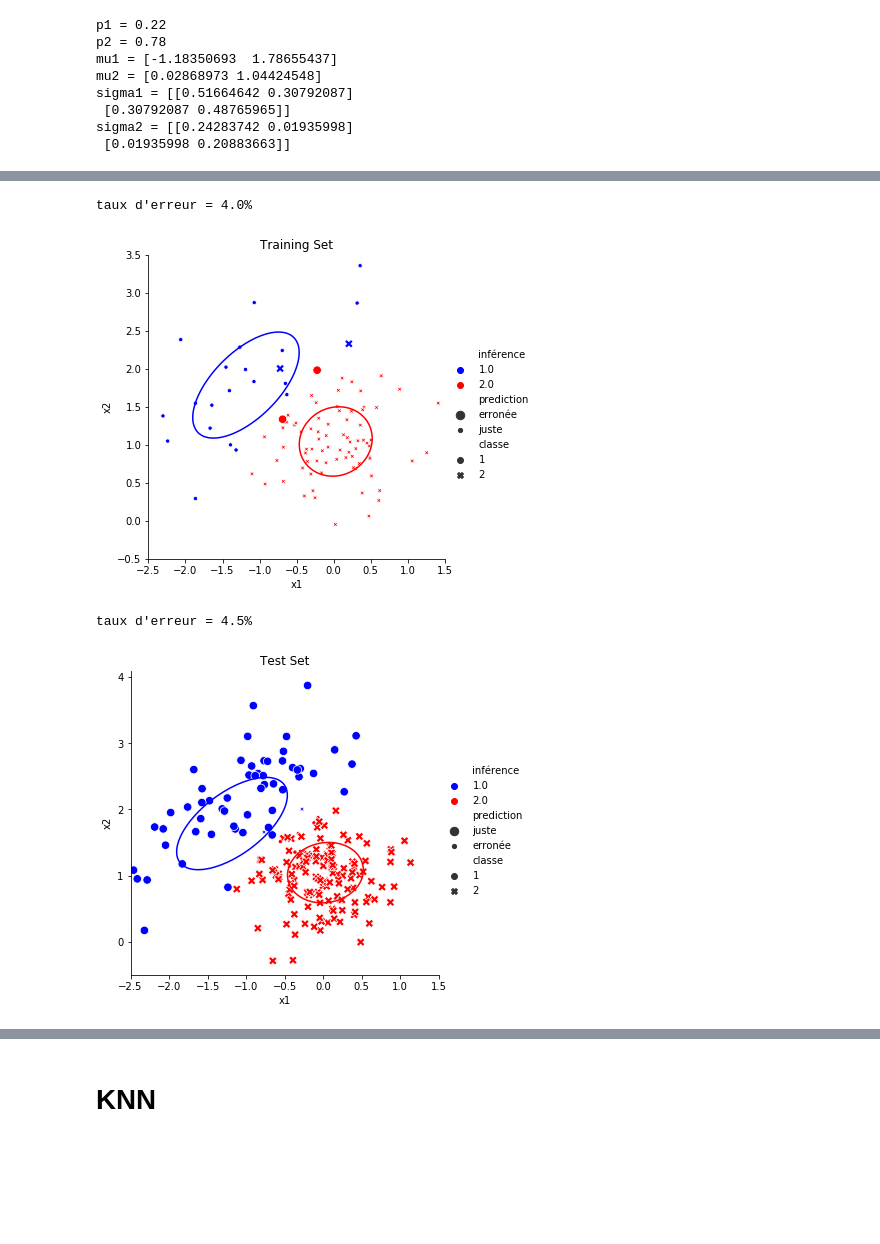
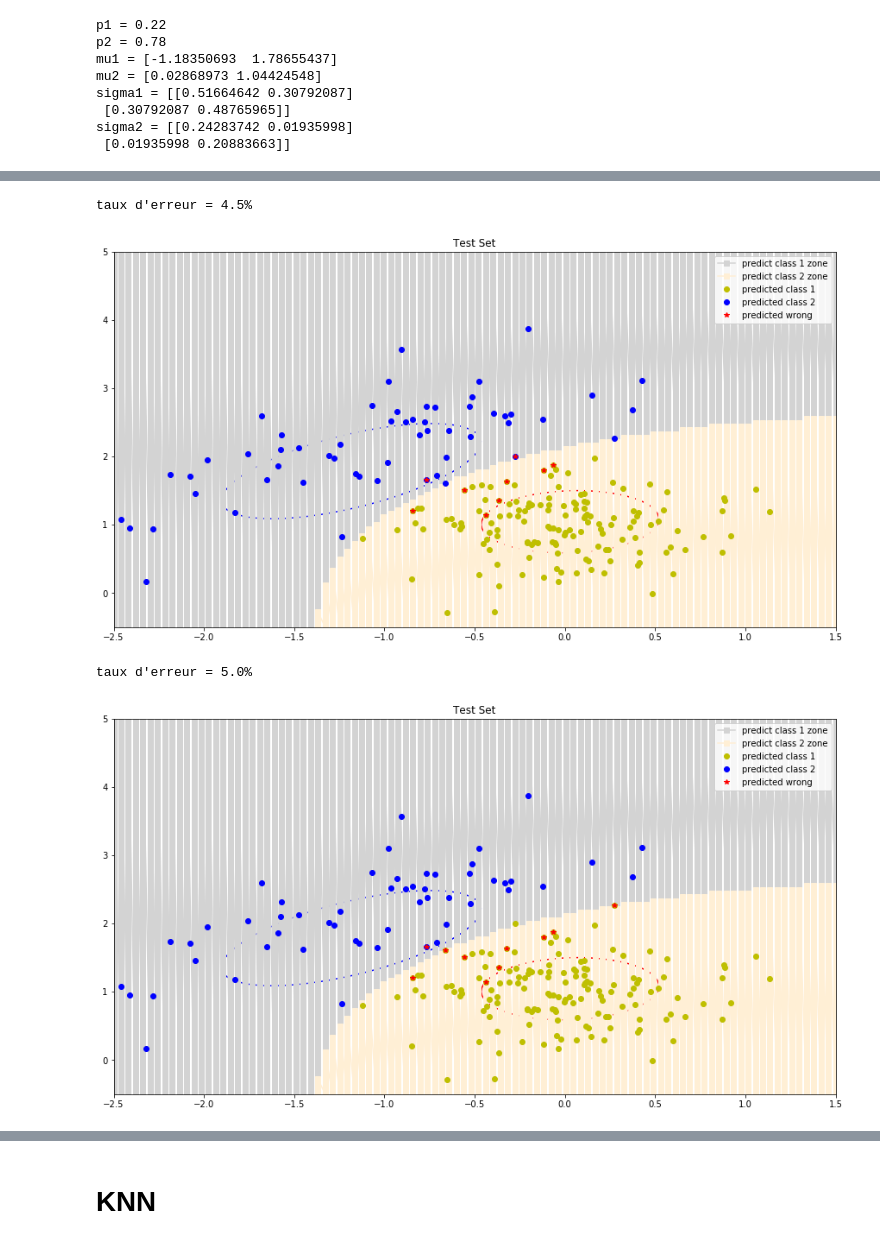
Before and after one commit to kronerte/ML_LDA_QDA, a Jupyter notebook: TP2_Kronert_Trinh.ipynb, the cells around one changed output, grey strips where cells are left out. Saved outputs shown, nothing was run; the diff lists cells and outputs as text; code cells hidden in the pictures; blank space fills up the shorter version.

Commit message:
changement QDA + place de scikit learn

```diff
--- a/TP2_Kronert_Trinh.ipynb
+++ b/TP2_Kronert_Trinh.ipynb
@@ -603,48 +698,54 @@ sigma2 = [[0.24283742 0.01935998]
 # %%
-c = train[:,0].reshape((100,1)) # classes
-c_hat = np.array(QDA_decision_liste(tetaQ, train[:,1:])).reshape((100,1))#predictions
+#predictions of test set
+c_hat = np.array(QDA_decision_liste(tetaQ, test[:,1:]))
 
-# we stack the data in a pandas Dataframe
-data = pd.DataFrame(np.hstack((train,c_hat,c_hat!=c)),
-                    columns=["classe","x1","x2","inférence","prediction"])
 
-# we rename values to avoid issue with seaborn
-data["prediction"] = data["prediction"].apply(lambda x : "erronée" if x==1 else "juste")
-data["classe"]     = data["classe"].apply(lambda x : "1" if x==1 else "2")
+#plot predictions zones (ie decision boundaries)
+x=np.vstack((X1.flatten('F'),X2.flatten('F'))) # list of the coordinates of points on the grid
+plt.plot(x[0,class_L==1],x[1,class_L==1],'lightgray', marker = "s",label = "predict class 1 zone")
+plt.plot(x[0,class_L==2],x[1,class_L==2],'papayawhip',marker="s",label = "predict class 2 zone")
 
-# we visualise the result of the classification
-sea.relplot(x="x1",y="x2",hue="inférence",palette=["b", "r"],
-            style="classe",data=data,size="prediction",legend="full")
+
+#plot predictions of test set
+plt.plot(test[c_hat==2,1],test[c_hat==2,2],'yo',label = "predicted class 1")
+plt.plot(test[c_hat==1,1],test[c_hat==1,2],'bo',label = "predicted class 2")
+plt.plot(test[c_hat!=class_test,1],test[c_hat!=class_test,2],'r*',label = "predicted wrong")
+plt.legend()
+plt.title ("test set predictions")
+
 
 # graphical representation of sigmas
 quadQ1 = lambda X : (X - tetaQ[2]).T.dot(la.inv(tetaQ[4])).dot(X - tetaQ[2])
 Z1 = [[quadQ1(np.r_[t1,t2]) for t1 in x1] for t2 in x2]
 contour(x1,x2,Z1,[1],colors="b")
 
 quadQ2 = lambda X : (X - tetaQ[3]).T.dot(la.inv(tetaQ[5])).dot(X - tetaQ[3])
 Z2 = [[quadQ2(np.r_[t1,t2]) for t1 in x1] for t2 in x2]
 contour(x1,x2,Z2,[1],colors="r")
 
-title("Training Set")
-print(f"taux d'erreur = {np.sum(c_hat != c)/1}%")
+title("Test Set")
+print(f"taux d'erreur = {np.sum(c_hat != class_test)/2}%")
+plt.show()
 # %% [output]
-taux d'erreur = 4.0%
+taux d'erreur = 4.5%
-[figure, old version]
+[figure, new version]
 # %%
-c = test[:,0].reshape((200,1)) # classes
-c_hat = np.array(QDA_decision_liste(tetaQ, test[:,1:])).reshape((200,1))#predictions
+#predictions of test set with scikit learn
+c_hat = QDA.predict( test[:,1:])
 
-# we stack the data in a pandas Dataframe
-data = pd.DataFrame(np.hstack((test,c_hat,c_hat!=c)),
-                    columns=["classe","x1","x2","inférence","prediction"])
+#plot predictions zones (ie decision boundaries)
+x=np.vstack((X1.flatten('F'),X2.flatten('F'))) # list of the coordinates of points on the grid
+plt.plot(x[0,class_L==1],x[1,class_L==1],'lightgray', marker = "s",label = "predict class 1 zone")
+plt.plot(x[0,class_L==2],x[1,class_L==2],'papayawhip',marker="s",label = "predict class 2 zone")
 
-# we rename values to avoid issue with seaborn
-data["prediction"] = data["prediction"].apply(lambda x : "erronée" if x==1 else "juste")
-data["classe"]     = data["classe"].apply(lambda x : "1" if x==1 else "2")
 
-# we visualise the result of the classification
-sea.relplot(x="x1",y="x2",hue="inférence",palette=["b", "r"],
-            style="classe",data=data,size="prediction",legend="full")
+#plot predictions of test set
+plt.plot(test[c_hat==2,1],test[c_hat==2,2],'yo',label = "predicted class 1")
+plt.plot(test[c_hat==1,1],test[c_hat==1,2],'bo',label = "predicted class 2")
+plt.plot(test[c_hat!=class_test,1],test[c_hat!=class_test,2],'r*',label = "predicted wrong")
+plt.legend()
+plt.title ("test set predictions")
+
 
 # graphical representation of sigmas
 quadQ1 = lambda X : (X - tetaQ[2]).T.dot(la.inv(tetaQ[4])).dot(X - tetaQ[2])
@@ -656,7 +757,8 @@ Z2 = [[quadQ2(np.r_[t1,t2]) for t1 in x1] for t2 in x2]
 contour(x1,x2,Z2,[1],colors="r")
 
 title("Test Set")
-print(f"taux d'erreur = {np.sum(c_hat != c)/2}%")
+print(f"taux d'erreur = {np.sum(c_hat != class_test)/2}%")
+plt.show()
 # %% [output]
-taux d'erreur = 4.5%
+taux d'erreur = 5.0%
-[figure, old version]
+[figure, new version]
```
Also changed, not shown: parts of 10 cells of this notebook.
